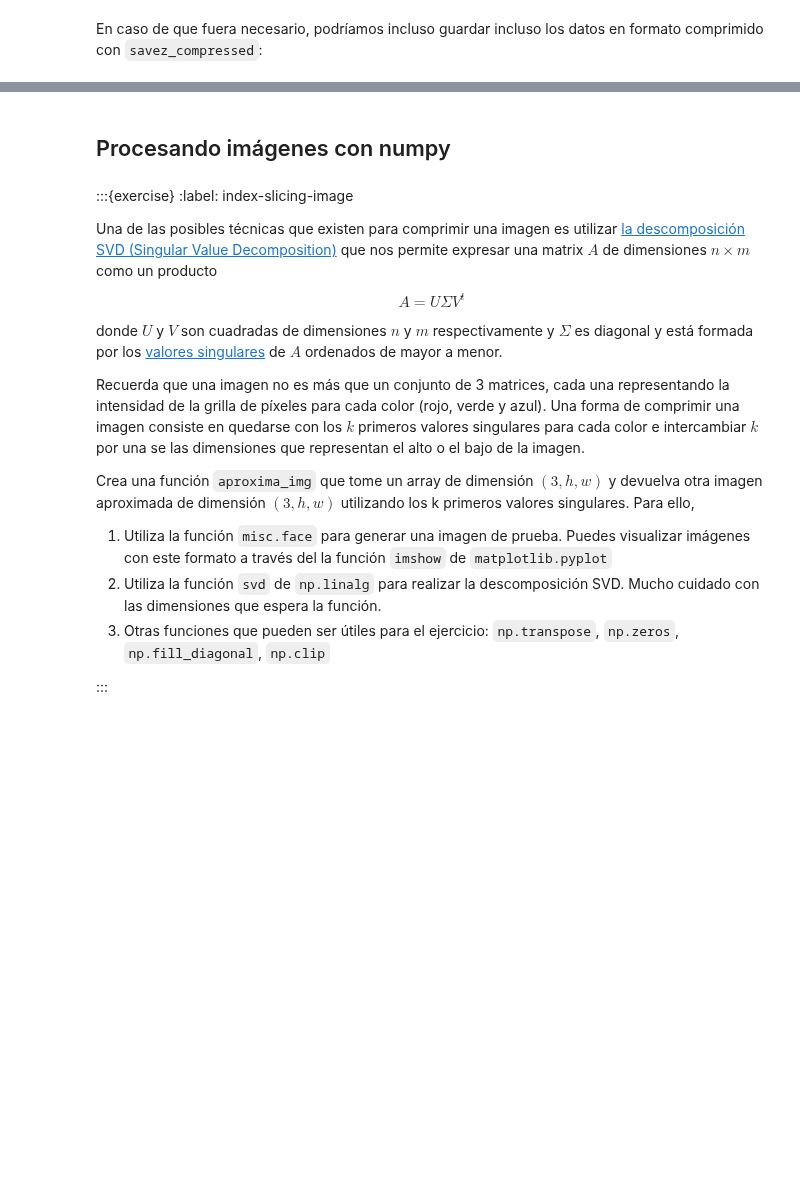
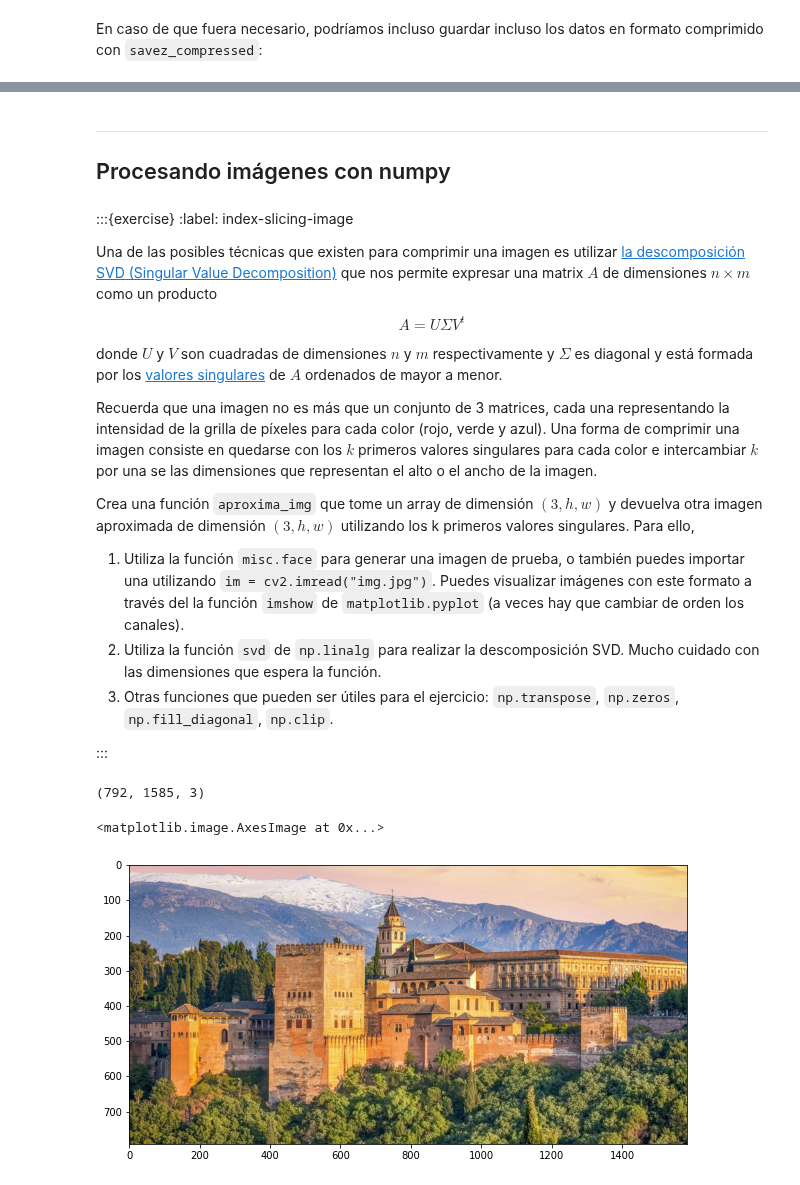
Before and after one commit to javlintor/curso-python-us, a Jupyter notebook: notebooks/numpy/index-slicing.ipynb, the cells around one changed output, grey strips where cells are left out. Drawn from its saved outputs; the diff is of its cells as text; code cells hidden in the pictures; blank space fills up the shorter version.

Commit message:
numpy

```diff
--- a/notebooks/numpy/index-slicing.ipynb
+++ b/notebooks/numpy/index-slicing.ipynb
@@ -709,4 +740,5 @@ np.savez_compressed('arrays_comprimidos.npz', a=J, b=J**2)
 # %% [markdown]
+---
 ## Procesando imágenes con numpy
 # %% [markdown]
 :::{exercise}
@@ -720,11 +752,14 @@ $$
 
 donde $U$ y $V$ son cuadradas de dimensiones $n$ y $m$ respectivamente y $\Sigma$ es diagonal y está formada por los [valores singulares](https://en.wikipedia.org/wiki/Singular_value) de $A$ ordenados de mayor a menor.
 
-Recuerda que una imagen no es más que un conjunto de 3 matrices, cada una representando la intensidad de la grilla de píxeles para cada color (rojo, verde y azul). Una forma de comprimir una imagen consiste en quedarse con los $k$ primeros valores singulares para cada color e intercambiar $k$ por una se las dimensiones que representan el alto o el bajo de la imagen.
+Recuerda que una imagen no es más que un conjunto de 3 matrices, cada una representando la intensidad de la grilla de píxeles para cada color (rojo, verde y azul). Una forma de comprimir una imagen consiste en quedarse con los $k$ primeros valores singulares para cada color e intercambiar $k$ por una se las dimensiones que representan el alto o el ancho de la imagen.
 
 Crea una función `aproxima_img` que tome un array de dimensión $(3, h, w)$ y devuelva otra imagen aproximada de dimensión $(3, h, w)$ utilizando los k primeros valores singulares. Para ello,
-1. Utiliza la función `misc.face` para generar una imagen de prueba. Puedes visualizar imágenes con este formato a través del la función `imshow` de `matplotlib.pyplot`
+1. Utiliza la función `misc.face` para generar una imagen de prueba, o también puedes importar una utilizando `im = cv2.imread("img.jpg")`. Puedes visualizar imágenes con este formato a través del la función `imshow` de `matplotlib.pyplot` (a veces hay que cambiar de orden los canales).
 2. Utiliza la función `svd` de `np.linalg` para realizar la descomposición SVD. Mucho cuidado con las dimensiones que espera la función.
-3. Otras funciones que pueden ser útiles para el ejercicio: `np.transpose`, `np.zeros`, `np.fill_diagonal`, `np.clip`
+3. Otras funciones que pueden ser útiles para el ejercicio: `np.transpose`, `np.zeros`, `np.fill_diagonal`, `np.clip`.
 
 :::
+# %%
+import cv2
+im = cv2.imread("alhambra.jpg")
@@ -730,0 +768,12 @@ Crea una función `aproxima_img` que tome un array de dimensión $(3, h, w)$ y d
+# %%
+im.shape
+# %% [output]
+(792, 1585, 3)
+# %%
+import matplotlib.pyplot as plt
+import numpy as np
+plt.figure(figsize=(10, 8))
+plt.imshow(im[:, :, [2, 1, 0]])
+# %% [output]
+<matplotlib.image.AxesImage at 0x...>
+[figure, added]
```
Also changed, not shown: parts of 3 cells of this notebook.
